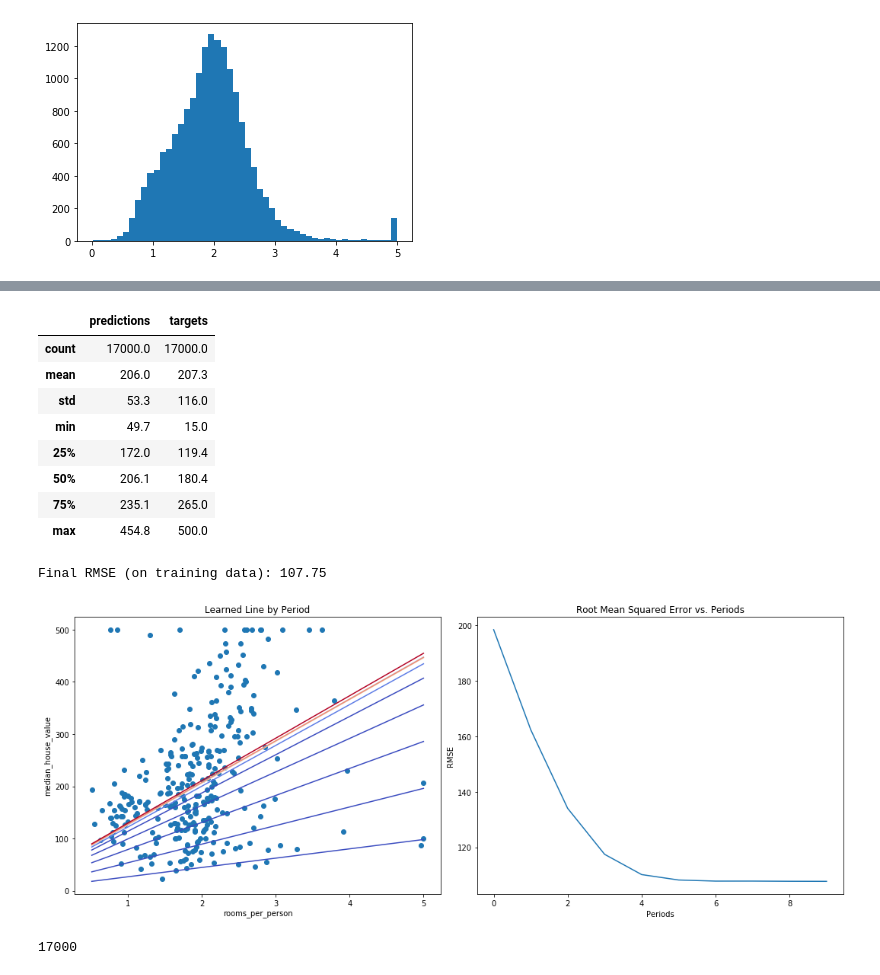
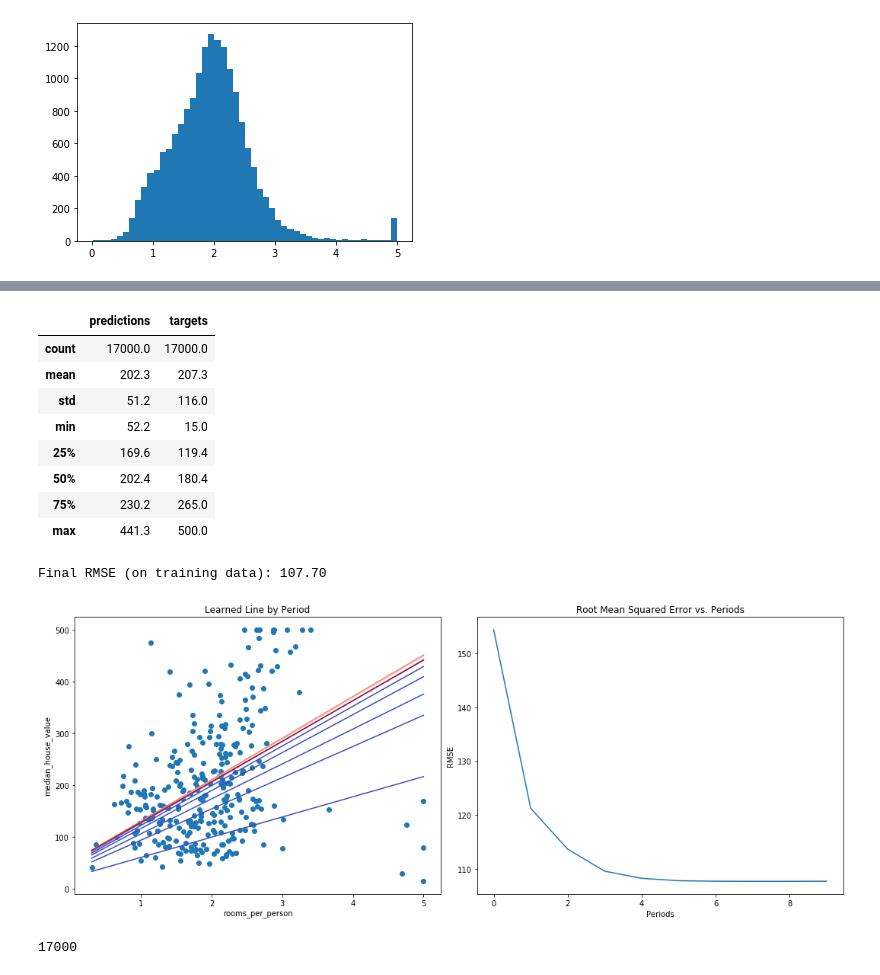
Before and after one commit to sathayas/GoogleMLCrashCourse, a Jupyter notebook: exercises/synthetic_features_and_outliers.ipynb, the cells around one changed output, grey strips where cells are left out. Cells and saved outputs as stored; diff of their text form; code cells hidden in the pictures.

Commit message:
Batch size is 1 (SGD)

```diff
--- a/exercises/synthetic_features_and_outliers.ipynb
+++ b/exercises/synthetic_features_and_outliers.ipynb
@@ -397,8 +397,8 @@ plt.show()
 # %%
 calibration_data = train_model(
     learning_rate=0.02,
-    steps=2000,
-    batch_size=5,
+    steps=5000,
+    batch_size=1,
     input_feature="rooms_per_person"
 )
 # %% [output]
@@ -421,15 +421,15 @@ WARNING: Entity <bound method _LinearModelLayer.call of <tensorflow.python.featu
 Model training finished.
 |  | predictions | targets |
 | count | 17000.0 | 17000.0 |
-| mean | 206.0 | 207.3 |
-| std | 53.3 | 116.0 |
-| min | 49.7 | 15.0 |
-| 25% | 172.0 | 119.4 |
-| 50% | 206.1 | 180.4 |
-| 75% | 235.1 | 265.0 |
-| max | 454.8 | 500.0 |
+| mean | 202.3 | 207.3 |
+| std | 51.2 | 116.0 |
+| min | 52.2 | 15.0 |
+| 25% | 169.6 | 119.4 |
+| 50% | 202.4 | 180.4 |
+| 75% | 230.2 | 265.0 |
+| max | 441.3 | 500.0 |
-Final RMSE (on training data): 107.75
+Final RMSE (on training data): 107.70
-[figure, old version]
+[figure, new version]
 # %%
 len(calibration_data)
 # %% [output]
```
Also changed, not shown: parts of 3 cells of this notebook.
